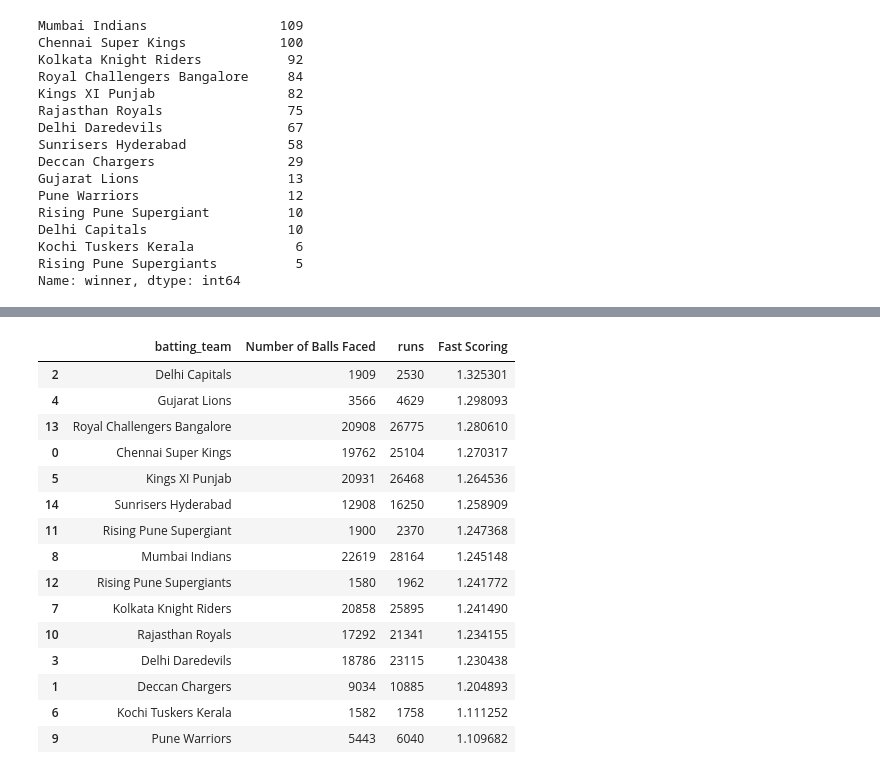
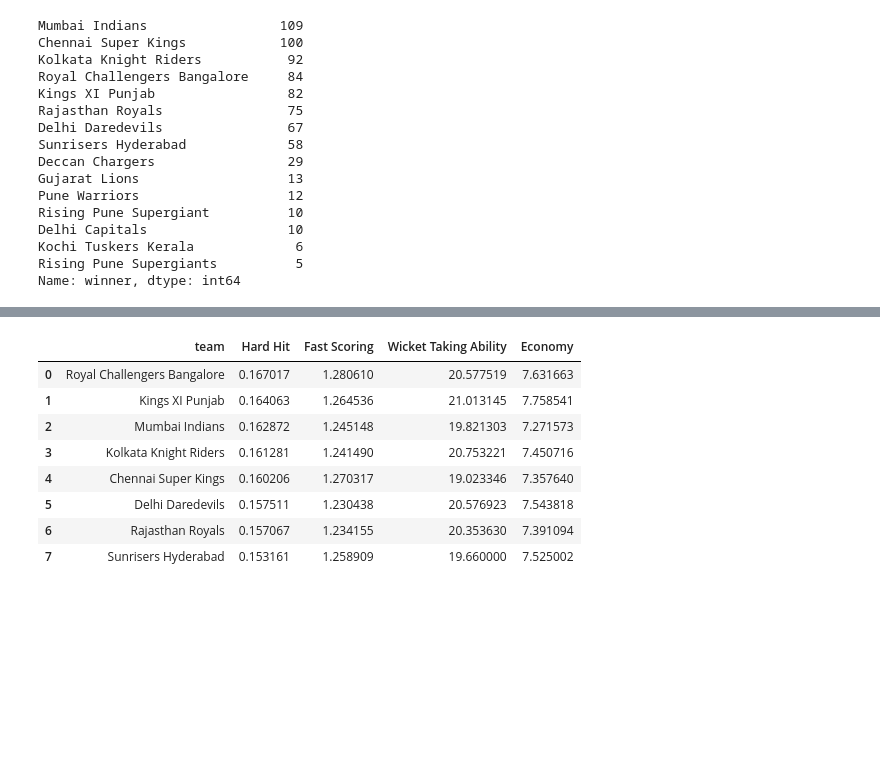
Before and after one commit to abhilashkasarla/ECE143_IPL_Expert_Team_23, a Jupyter notebook: data_vis.ipynb, the cells around one changed output, grey strips where cells are left out. Saved outputs shown, nothing was run; the diff lists cells and outputs as text; code cells hidden in the pictures; blank space fills up the shorter version.

```diff
--- a/data_vis.ipynb
+++ b/data_vis.ipynb
@@ -194,28 +298,29 @@ hh = hard_hit(ball_data.copy(), batter='batting_team')
 fs = fast_scoring(ball_data.copy(), batter='batting_team')
 hh_100 = hh[hh['Number of Balls Faced']>10000]
 fs_100 = fs[fs['Number of Balls Faced']>10000]
-out = pd.merge(hh_100, fs_100, how='inner', on=['batting_team','Number of Balls Faced'])
+out_bat = pd.merge(hh_100, fs_100, how='inner', on=['batting_team','Number of Balls Faced'])
 
-out.iplot(kind='bubble', x='Hard Hit', y='Fast Scoring', categories='batting_team', size='runs', text='batting_team',
+out_bat.iplot(kind='bubble', x='Hard Hit', y='Fast Scoring', categories='batting_team', size='runs', text='batting_team',
           xTitle='Hard Hit', yTitle='Fast Scoring Ability', filename='cufflinks/simple-bubble-chart')
 # %% [output]
 [interactive output not drawn]
-# %%
-fs_100
-# %% [output]
-|  | batting_team | Number of Balls Faced | runs | Fast Scoring |
-| 2 | Delhi Capitals | 1909 | 2530 | 1.325301 |
-| 4 | Gujarat Lions | 3566 | 4629 | 1.298093 |
-| 13 | Royal Challengers Bangalore | 20908 | 26775 | 1.280610 |
-| 0 | Chennai Super Kings | 19762 | 25104 | 1.270317 |
-| 5 | Kings XI Punjab | 20931 | 26468 | 1.264536 |
-| 14 | Sunrisers Hyderabad | 12908 | 16250 | 1.258909 |
-| 11 | Rising Pune Supergiant | 1900 | 2370 | 1.247368 |
-| 8 | Mumbai Indians | 22619 | 28164 | 1.245148 |
-| 12 | Rising Pune Supergiants | 1580 | 1962 | 1.241772 |
-| 7 | Kolkata Knight Riders | 20858 | 25895 | 1.241490 |
-| 10 | Rajasthan Royals | 17292 | 21341 | 1.234155 |
-| 3 | Delhi Daredevils | 18786 | 23115 | 1.230438 |
-| 1 | Deccan Chargers | 9034 | 10885 | 1.204893 |
-| 6 | Kochi Tuskers Kerala | 1582 | 1758 | 1.111252 |
-| 9 | Pune Warriors | 5443 | 6040 | 1.109682 |
+# %%
+out_bowl.drop(out_bowl.columns.difference(['bowling_team', 'Wicket Taking Ability', 'Economy']), 1, inplace=True)
+out_bat.drop(out_bat.columns.difference(['batting_team', 'Fast Scoring','Hard Hit']),1,inplace=True)
+
+out_bowl.rename(columns={'bowling_team':'team'}, inplace=True)
+out_bat.rename(columns={'batting_team': 'team'}, inplace=True)
+
+out_full = pd.merge(out_bat, out_bowl, how='inner', on=['team'])
+# %%
+out_full
+# %% [output]
+|  | team | Hard Hit | Fast Scoring | Wicket Taking Ability | Economy |
+| 0 | Royal Challengers Bangalore | 0.167017 | 1.280610 | 20.577519 | 7.631663 |
+| 1 | Kings XI Punjab | 0.164063 | 1.264536 | 21.013145 | 7.758541 |
+| 2 | Mumbai Indians | 0.162872 | 1.245148 | 19.821303 | 7.271573 |
+| 3 | Kolkata Knight Riders | 0.161281 | 1.241490 | 20.753221 | 7.450716 |
+| 4 | Chennai Super Kings | 0.160206 | 1.270317 | 19.023346 | 7.357640 |
+| 5 | Delhi Daredevils | 0.157511 | 1.230438 | 20.576923 | 7.543818 |
+| 6 | Rajasthan Royals | 0.157067 | 1.234155 | 20.353630 | 7.391094 |
+| 7 | Sunrisers Hyderabad | 0.153161 | 1.258909 | 19.660000 | 7.525002 |
```
Also changed, not shown: parts of 10 cells of this notebook.
